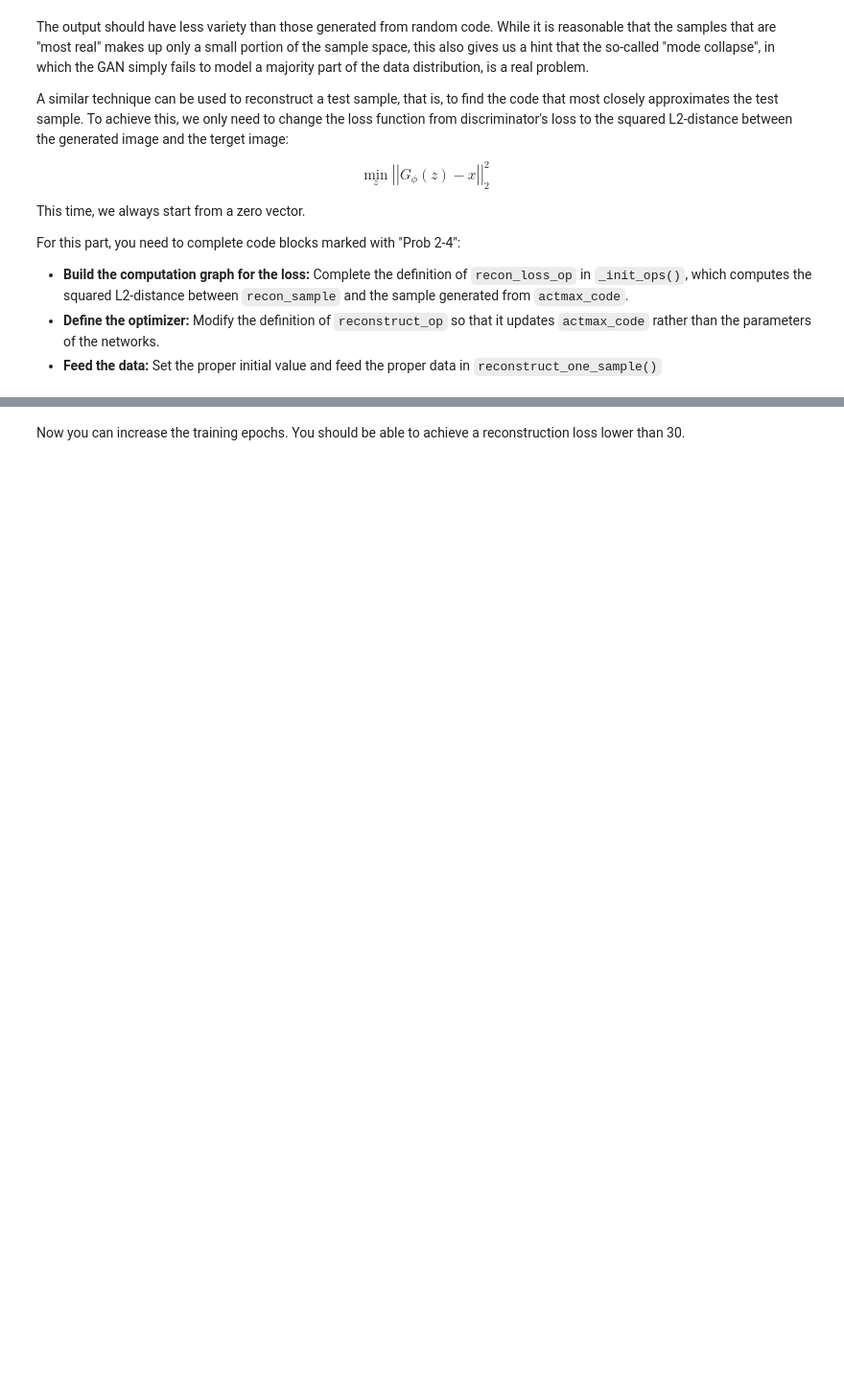
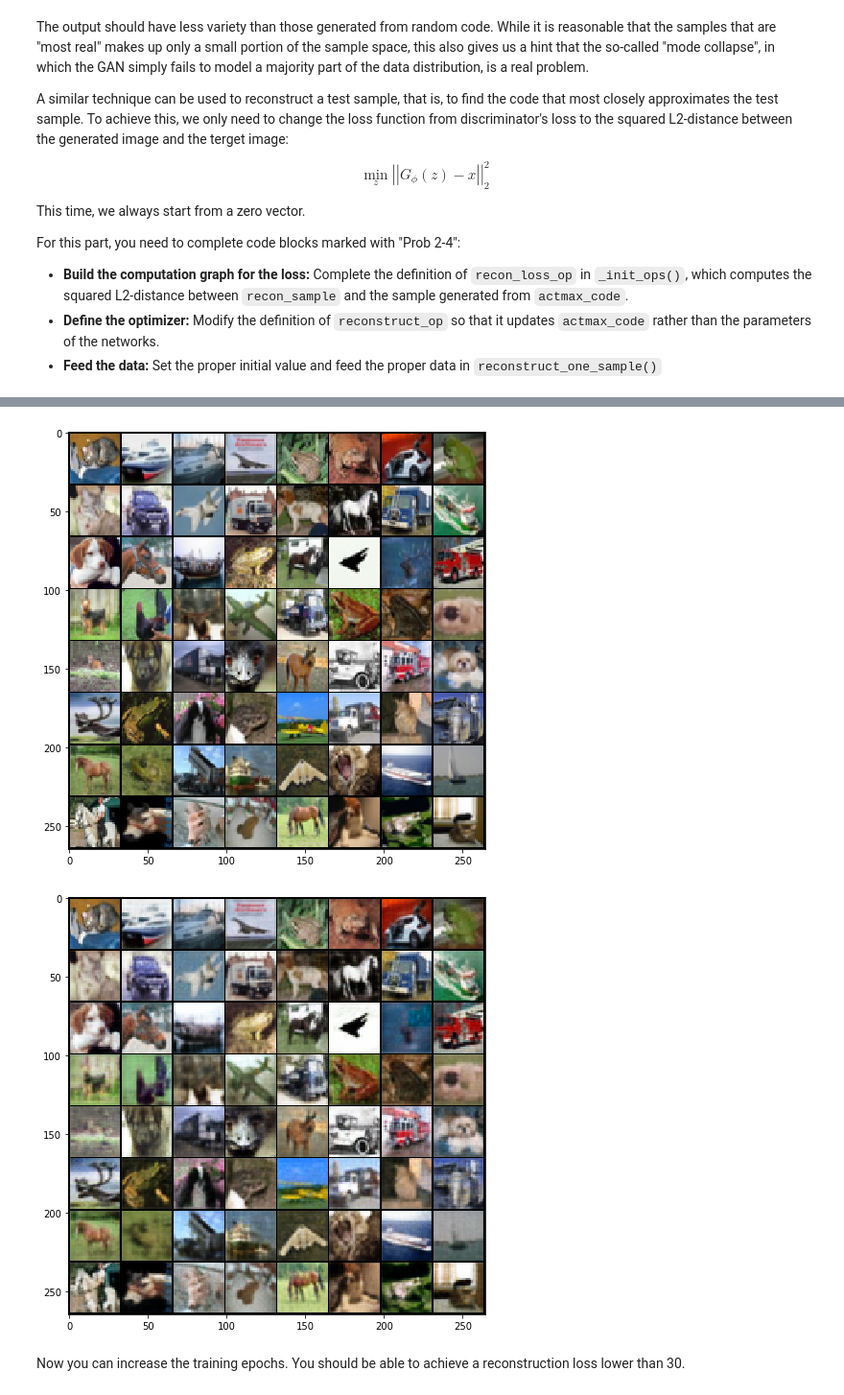
Before and after one commit to XingwenZhang/CSCI599DL, a Jupyter notebook: homework/assignment2_2/Problem_2.ipynb, the cells around one changed output, grey strips where cells are left out. Shown at 96% size. Drawn from its saved outputs; the diff is of its cells as text; code cells hidden in the pictures; blank space fills up the shorter version.

```diff
--- a/homework/assignment2_2/Problem_2.ipynb
+++ b/homework/assignment2_2/Problem_2.ipynb
@@ -626,21 +683,22 @@ For this part, you need to complete code blocks marked with "Prob 2-4":
 tf.reset_default_graph()
 
 with tf.Session() as sess:
-    with tf.device('/cpu:0'):
-        dcgan = DCGAN()
-        sess.run(tf.global_variables_initializer())
-        dis_var_list = tf.get_collection(tf.GraphKeys.GLOBAL_VARIABLES, 'dis')
-        gen_var_list = tf.get_collection(tf.GraphKeys.GLOBAL_VARIABLES, 'gen')
-        saver = tf.train.Saver(dis_var_list + gen_var_list)
-        saver.restore(sess, 'model/dcgan')
+#     with tf.device('/cpu:0'):
+    dcgan = DCGAN()
+    sess.run(tf.global_variables_initializer())
+    dis_var_list = tf.get_collection(tf.GraphKeys.GLOBAL_VARIABLES, 'dis')
+    gen_var_list = tf.get_collection(tf.GraphKeys.GLOBAL_VARIABLES, 'gen')
+    saver = tf.train.Saver(dis_var_list + gen_var_list)
+    saver.restore(sess, 'model/dcgan')
 
-        avg_loss, reconstructions = dcgan.reconstruct(test_samples[0:64])
-        print('average reconstruction loss = {0:.4f}'.format(avg_loss))
-        fig = plt.figure(figsize = (8, 8))
-        ax1 = plt.subplot(111)
-        ax1.imshow(viz_grid(test_samples[0:64], 1))
-        plt.show()
-        fig = plt.figure(figsize = (8, 8))
-        ax1 = plt.subplot(111)
-        ax1.imshow(viz_grid(reconstructions, 1))
-        plt.show()
+    avg_loss, reconstructions = dcgan.reconstruct(test_samples[0:64])
+    print('average reconstruction loss = {0:.4f}'.format(avg_loss))
+    fig = plt.figure(figsize = (8, 8))
+    ax1 = plt.subplot(111)
+    ax1.imshow(viz_grid(test_samples[0:64], 1))
+    plt.show()
+    fig = plt.figure(figsize = (8, 8))
+    ax1 = plt.subplot(111)
+    ax1.imshow(viz_grid(reconstructions, 1))
+    plt.show()
+# %% [output]
@@ -647,2 +706,4 @@ with tf.Session() as sess:
+[figure, added]
+[figure, added]
 # %% [markdown]
 Now you can increase the training epochs. You should be able to achieve a reconstruction loss lower than 30.
```
Also changed, not shown: parts of 4 cells of this notebook, 4 other files.
